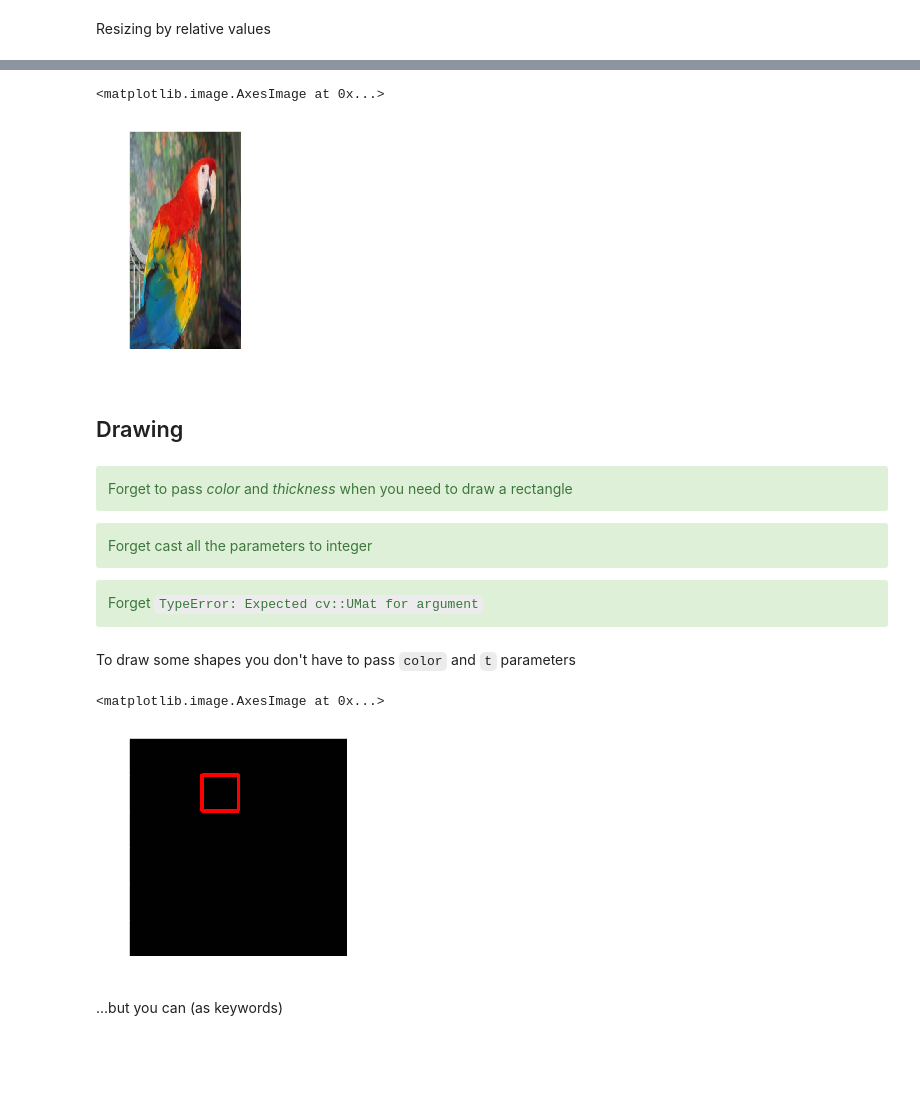
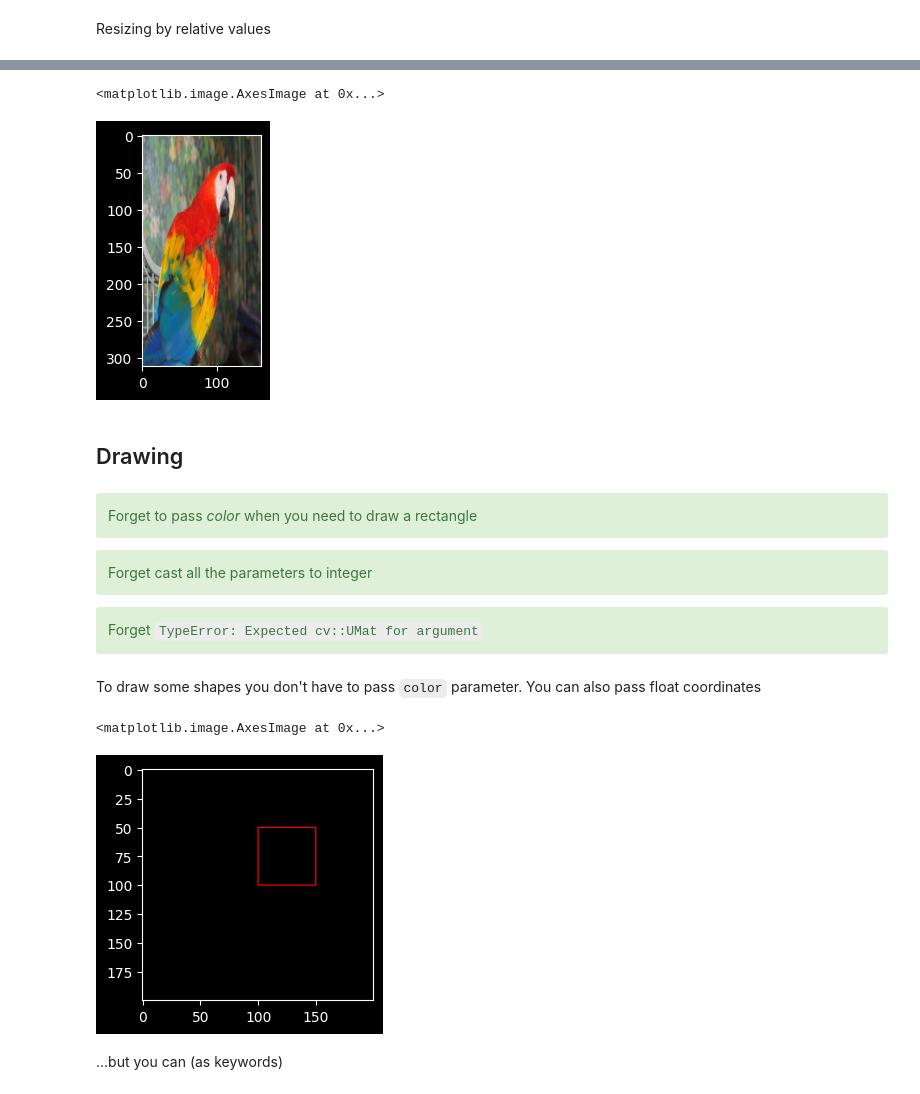
Before and after one commit to gorodion/pycv, a Jupyter notebook: demo.ipynb, the cells around one changed output, grey strips where cells are left out. Cells and saved outputs as stored; diff of their text form; code cells hidden in the pictures; blank space fills up the shorter version.

```diff
--- a/demo.ipynb
+++ b/demo.ipynb
@@ -7,6 +7,7 @@ import matplotlib.pyplot as plt
 import numpy as np
 
 plt.style.use('dark_background')
+plt.rcParams['figure.figsize'] = (3,3)
 # %% [markdown]
 ## Input/Output
 # %% [markdown]
@@ -338,14 +362,14 @@ Width or height have zero size. Try set `relative` to True
 # %%
-resized = cv3.resize(img, 0.5, 1.3, relative=True)
+resized = cv3.resize(img, 0.5, 1.3, rel=True)
 plt.imshow(resized)
 # %% [output]
 <matplotlib.image.AxesImage at 0x...>
-[figure, old version]
+[figure, new version]
 # %% [markdown]
 ## Drawing
 # %% [markdown]
 <div class="alert alert-block alert-success">
-Forget to pass <i>color</i> and <i>thickness</i> when you need to draw a rectangle
+Forget to pass <i>color</i> when you need to draw a rectangle
 </div>
 <div class="alert alert-block alert-success">
 Forget cast all the parameters to integer
@@ -354,14 +378,14 @@ Forget cast all the parameters to integer
 Forget <code>TypeError: Expected cv::UMat for argument</code>
 </div>
 # %% [markdown]
-To draw some shapes you don't have to pass `color` and `t` parameters
+To draw some shapes you don't have to pass `color` parameter. You can also pass float coordinates
 # %%
-blank = np.ones((300, 300, 3), 'uint8')
-cv3.rectangle(blank, 100, 50, 150, 100)
-plt.imshow(blank)
+canvas = cv3.zeros(200, 200, 3)
+cv3.rectangle(canvas, 100, 50.3, 150.1, 100)
+plt.imshow(canvas)
 # %% [output]
 <matplotlib.image.AxesImage at 0x...>
-[figure, old version]
+[figure, new version]
 # %% [markdown]
 ...but you can (as keywords)
 # %%
```
Also changed, not shown: parts of 91 cells of this notebook, 20 other files.
